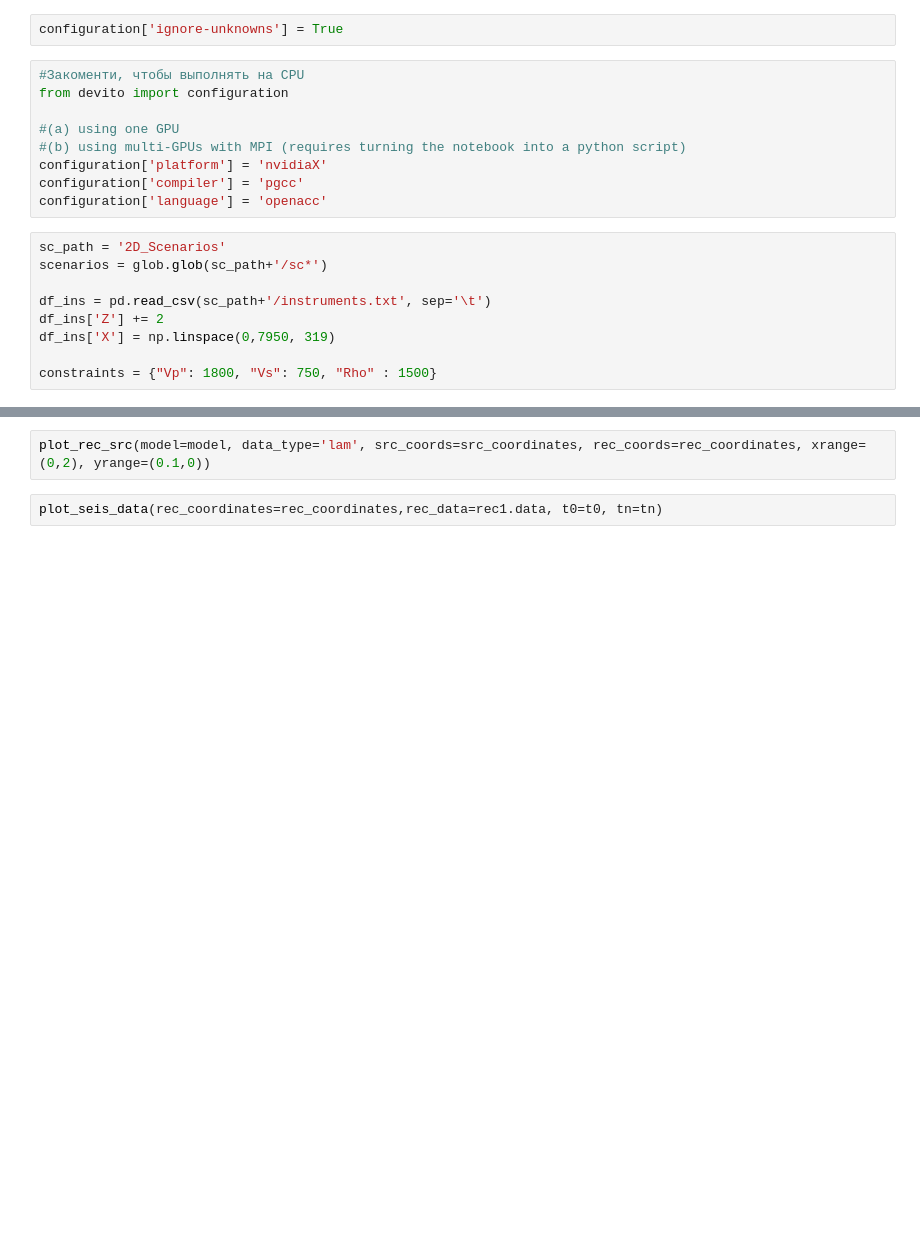
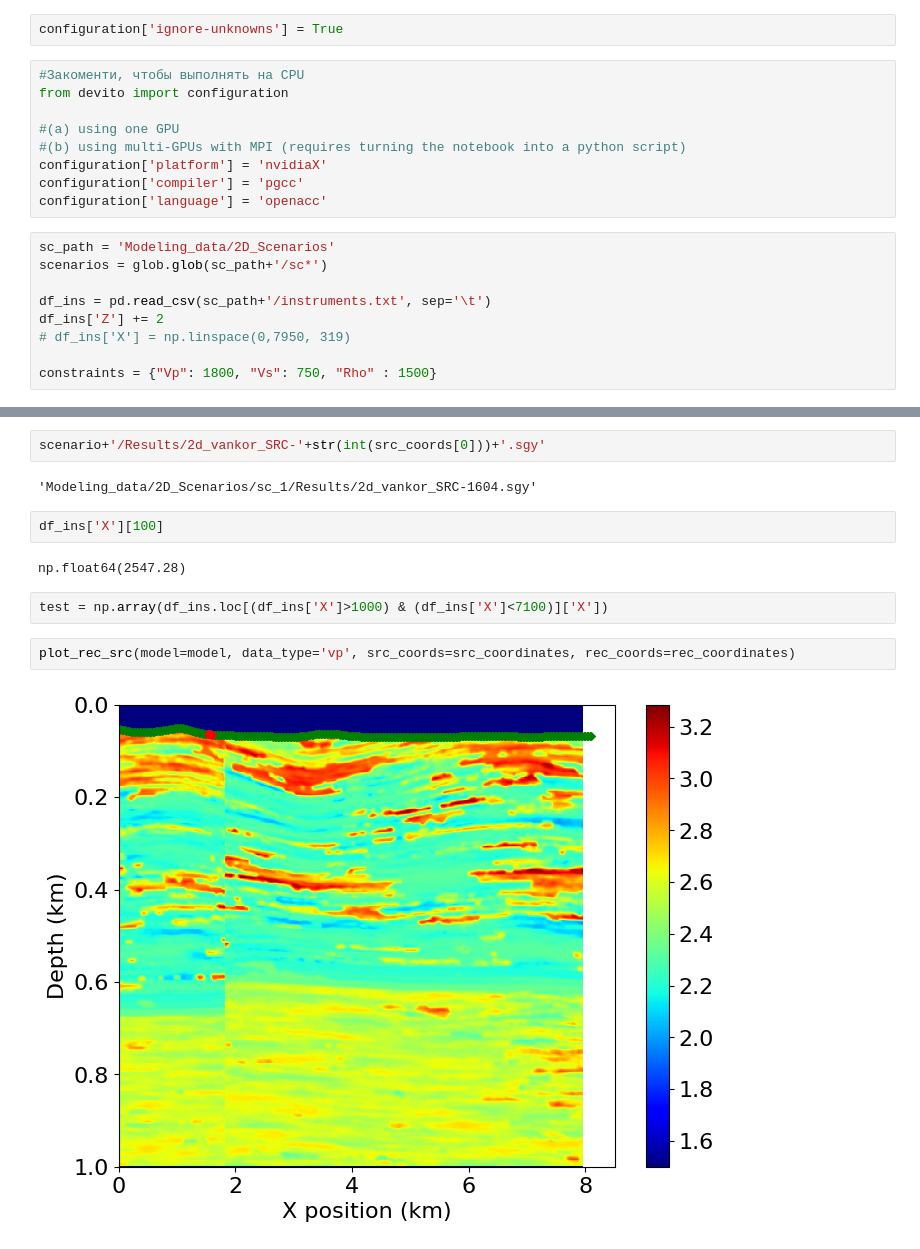
Before and after one commit to spaceswimmer/Seismic_modeling, a Jupyter notebook: WaveSolver.ipynb, the cells around one changed output, grey strips where cells are left out. Drawn from its saved outputs; the diff is of its cells as text; blank space fills up the shorter version.

```diff
--- a/WaveSolver.ipynb
+++ b/WaveSolver.ipynb
@@ -25,12 +22,12 @@ configuration['platform'] = 'nvidiaX'
 configuration['compiler'] = 'pgcc'
 configuration['language'] = 'openacc'
 # %%
-sc_path = '2D_Scenarios'
+sc_path = 'Modeling_data/2D_Scenarios'
 scenarios = glob.glob(sc_path+'/sc*')
 
 df_ins = pd.read_csv(sc_path+'/instruments.txt', sep='\t')
 df_ins['Z'] += 2
-df_ins['X'] = np.linspace(0,7950, 319)
+# df_ins['X'] = np.linspace(0,7950, 319)
 
 constraints = {"Vp": 1800, "Vs": 750, "Rho" : 1500}
 # %%
@@ -127,4 +143,14 @@ Operator `ForwardElastic` ran in 28.97 s
-# %%
-plot_rec_src(model=model, data_type='lam', src_coords=src_coordinates, rec_coords=rec_coordinates, xrange=(0,2), yrange=(0.1,0))
-# %%
-plot_seis_data(rec_coordinates=rec_coordinates,rec_data=rec1.data, t0=t0, tn=tn)
+# %%
+scenario+'/Results/2d_vankor_SRC-'+str(int(src_coords[0]))+'.sgy'
+# %% [output]
+'Modeling_data/2D_Scenarios/sc_1/Results/2d_vankor_SRC-1604.sgy'
+# %%
+df_ins['X'][100]
+# %% [output]
+np.float64(2547.28)
+# %%
+test = np.array(df_ins.loc[(df_ins['X']>1000) & (df_ins['X']<7100)]['X'])
+# %%
+plot_rec_src(model=model, data_type='vp', src_coords=src_coordinates, rec_coords=rec_coordinates)
+# %% [output]
+[figure, added]
```
Also changed, not shown: parts of 2 cells of this notebook, 22 other files.
